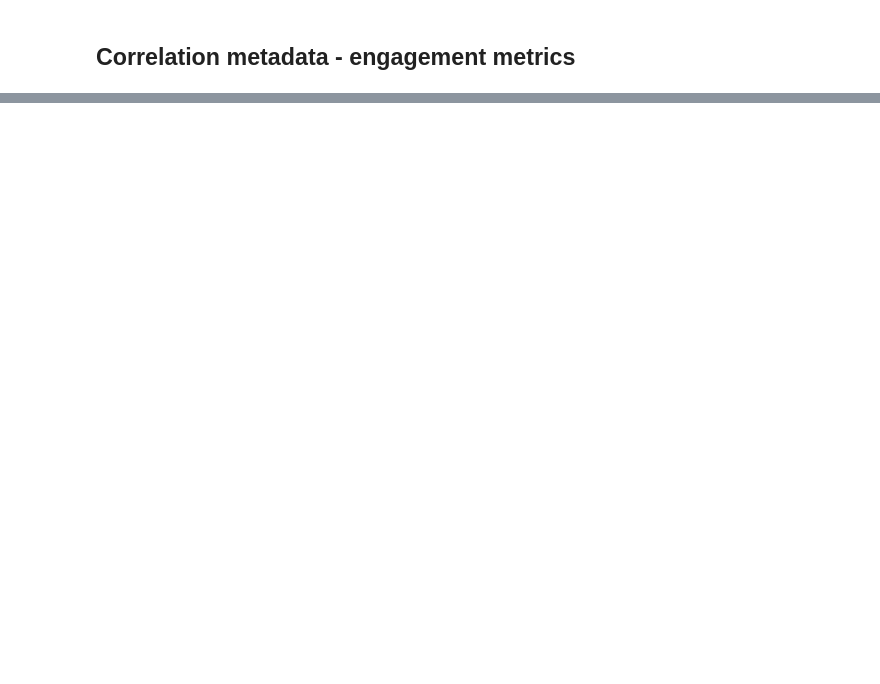
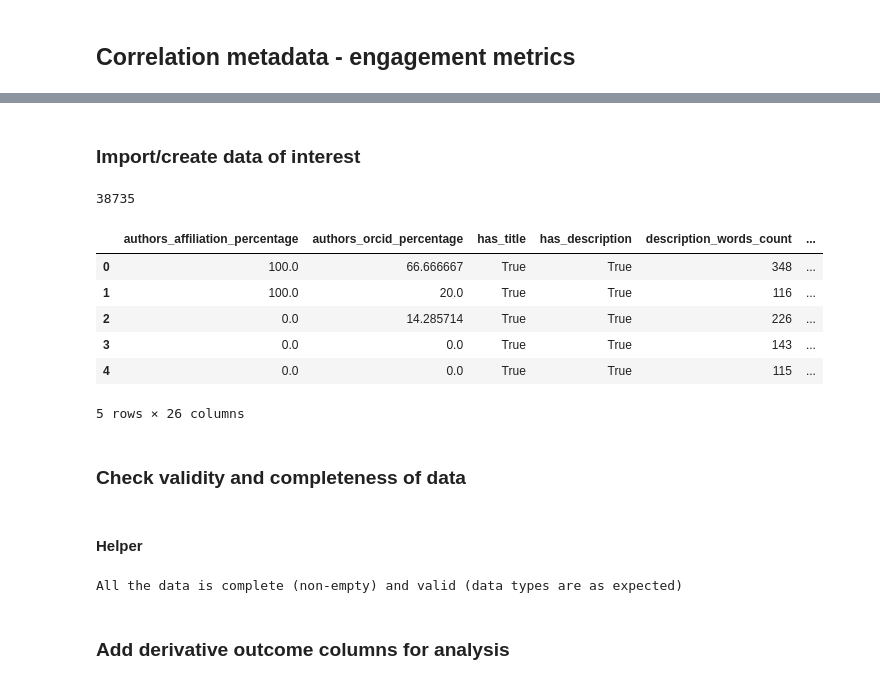
Before and after one commit to fairdataihub/poster-sharing-reuse-paper-code, a Jupyter notebook: poster-reuse.ipynb, the cells around one changed output, grey strips where cells are left out. Cells and saved outputs as stored; diff of their text form; code cells hidden in the pictures; blank space fills up the shorter version.

```diff
--- a/poster-reuse.ipynb
+++ b/poster-reuse.ipynb
@@ -667,0 +715,2 @@ plt.show()
+# %% [markdown]
+### Import/create data of interest
@@ -667,0 +745,36 @@ plt.show()
+# %%
+# load data
+df = pd.read_csv("inputs/dataset/derivative/poster-metadata/metadata-combined.csv")
+df = df.copy()
+
+# Keep only open access
+df = df[df["is_open_access"] == True] #engagement only for open access posters
+df = finalize_df(df)
+
+# Keep only column of interest for analysis
+ANALYSIS_COLS = METADATA_COLS + OUTCOME_COLS + EXTRA_COLS
+
+missing_cols = [c for c in ANALYSIS_COLS if c not in df.columns]
+if missing_cols:
+    raise ValueError(f"Missing expected columns: {missing_cols}")
+
+df_analysis = (
+    df[ANALYSIS_COLS]
+    .copy()
+    .reset_index(drop=True)
+)
+print(len(df_analysis))
+display(df_analysis.head())
+# %% [output]
+38735
+|  | authors_affiliation_percentage | authors_orcid_percentage | has_title | has_description | description_words_count | ... |
+| 0 | 100.0 | 66.666667 | True | True | 348 | ... |
+| 1 | 100.0 | 20.0 | True | True | 116 | ... |
+| 2 | 0.0 | 14.285714 | True | True | 226 | ... |
+| 3 | 0.0 | 0.0 | True | True | 143 | ... |
+| 4 | 0.0 | 0.0 | True | True | 115 | ... |
+5 rows × 26 columns
+# %% [markdown]
+### Check validity and completeness of data
+# %% [markdown]
+#### Helper
@@ -667,0 +867,17 @@ plt.show()
+# %%
+BOOL_COLS = [c for c in METADATA_COLS if c.startswith("has_")]
+COUNT_COLS = (
+    [c for c in METADATA_COLS if c.endswith("_count")]
+    + OUTCOME_COLS
+)
+PCT_COLS = [c for c in METADATA_COLS if c.endswith("_percentage")]
+
+report = validate_dataframe(df, missing_warn_pct=0.0)
+if report.empty:
+    print("All the data is complete (non-empty) and valid (data types are as expected)")
+else:
+    report
+# %% [output]
+All the data is complete (non-empty) and valid (data types are as expected)
+# %% [markdown]
+### Add derivative outcome columns for analysis
```
Also changed, not shown: parts of 17 cells of this notebook, 5 other files.
